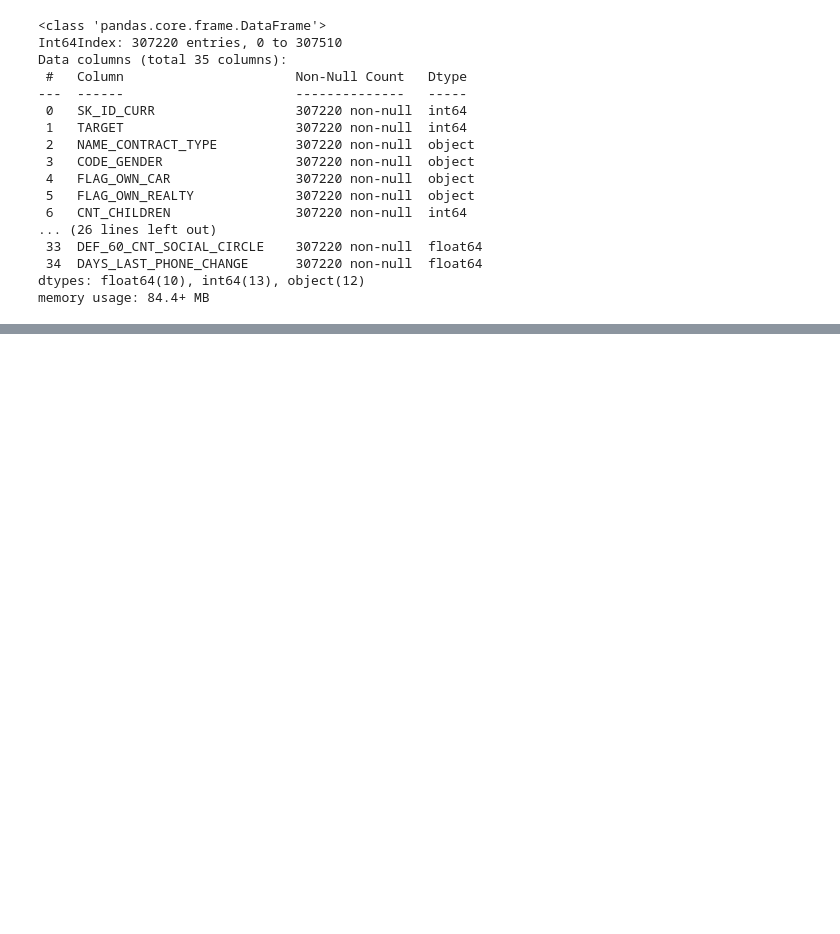
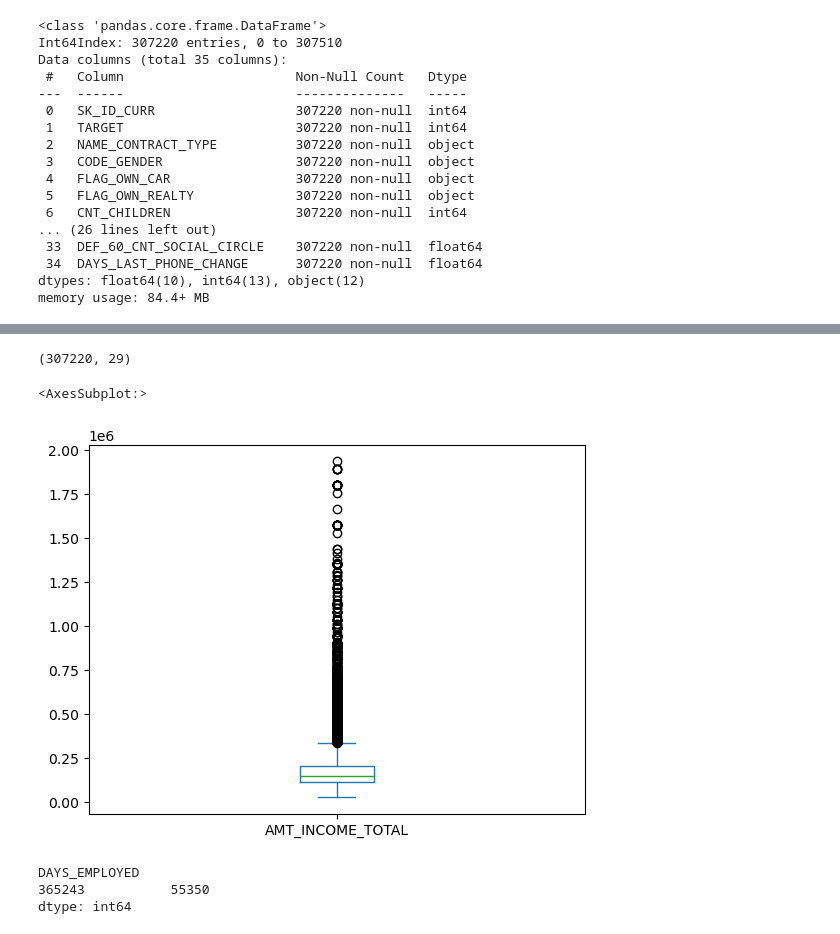
Before and after one commit to Ashik-Mohammed-S/Credit_EDA_Assignment, a Jupyter notebook: EDA.ipynb, the cells around one changed output, grey strips where cells are left out. Saved outputs shown, nothing was run; the diff lists cells and outputs as text; code cells hidden in the pictures; blank space fills up the shorter version.

```diff
--- a/EDA.ipynb
+++ b/EDA.ipynb
@@ -281,3 +272,10 @@ inp0.CODE_GENDER=inp0.CODE_GENDER.replace("XNA","F")
 inp0["Age"]=inp0.DAYS_BIRTH.apply(lambda x: int(round(abs(x/365),0)))
 # %%
 inp0.drop(columns="DAYS_BIRTH",inplace=True)
+# %%
+#Keeping number of days positive.
+inp0["DAYS_ID_PUBLISH"]=inp0.DAYS_ID_PUBLISH.apply(lambda x: abs(x))
+inp0["DAYS_REGISTRATION"]=inp0.DAYS_REGISTRATION.apply(lambda x: abs(x))
+# %%
+#Dropping flag details as not giving the info may be also due to another reasons and everyone has provided atleast phone number
+inp0.drop(columns=["FLAG_EMAIL","FLAG_CONT_MOBILE","FLAG_EMP_PHONE","FLAG_MOBIL","FLAG_PHONE","FLAG_WORK_PHONE"],inplace=True)
@@ -283,0 +292,18 @@ inp0.drop(columns="DAYS_BIRTH",inplace=True)
+# %%
+inp0.shape
+# %% [output]
+(307220, 29)
+# %%
+#Removing highest outliers in income column
+inp0=inp0[inp0.AMT_INCOME_TOTAL<2000000]
+# %%
+inp0.AMT_INCOME_TOTAL.plot.box()
+# %% [output]
+<AxesSubplot:>
+[figure, added]
+# %%
+inp0[inp0["ORGANIZATION_TYPE"]=="XNA"][["DAYS_EMPLOYED"]].value_counts()
+# %% [output]
+DAYS_EMPLOYED
+365243           55350
+dtype: int64
```
Also changed, not shown: parts of 17 cells of this notebook.
